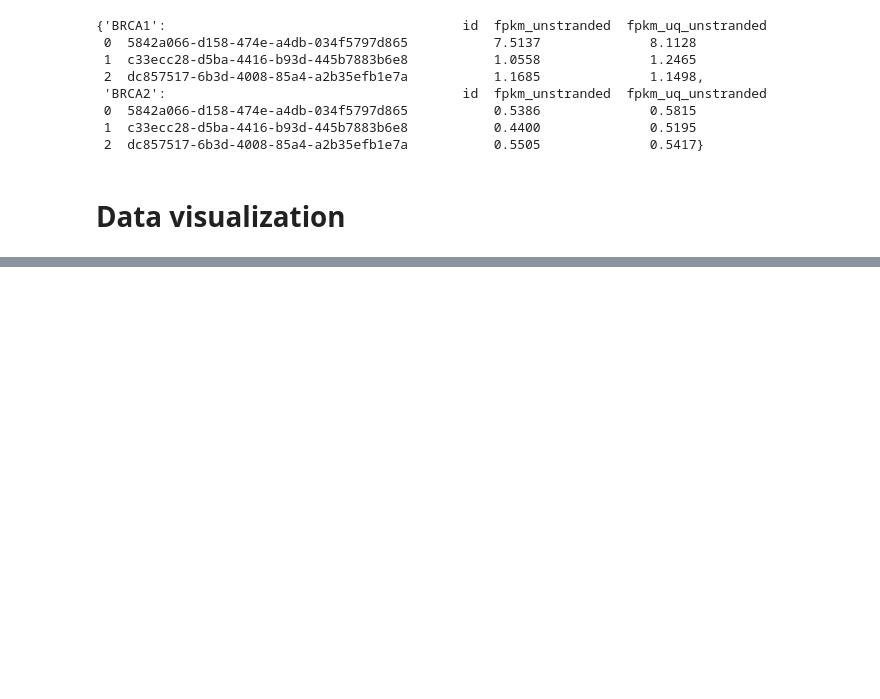
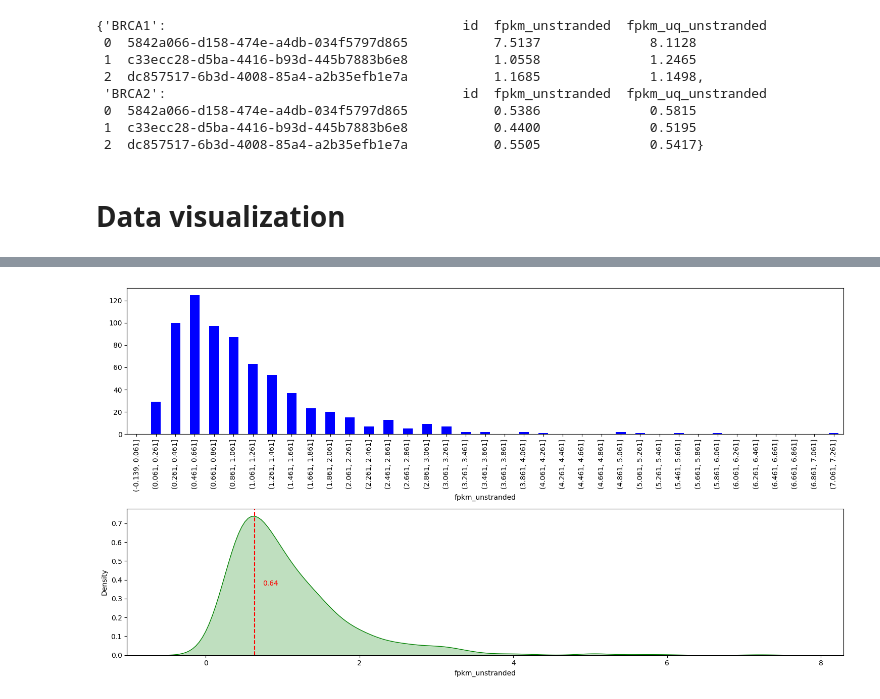
Before and after one commit to riciPrini/AI-BioInformatics_WSI, a Jupyter notebook: src/data_processing.ipynb, the cells around one changed output, grey strips where cells are left out. Cells and saved outputs as stored; diff of their text form; code cells hidden in the pictures; blank space fills up the shorter version.

```diff
--- a/src/data_processing.ipynb
+++ b/src/data_processing.ipynb
@@ -106,0 +90,4 @@ df_cat['fpkm_uq_unstranded'].value_counts().sort_index().plot.bar(figsize=(15,6)
+# %%
+plot_info(BRCA2, 'fpkm_unstranded')
+# %% [output]
+[figure, added]
```
Also changed, not shown: parts of 10 cells of this notebook.
